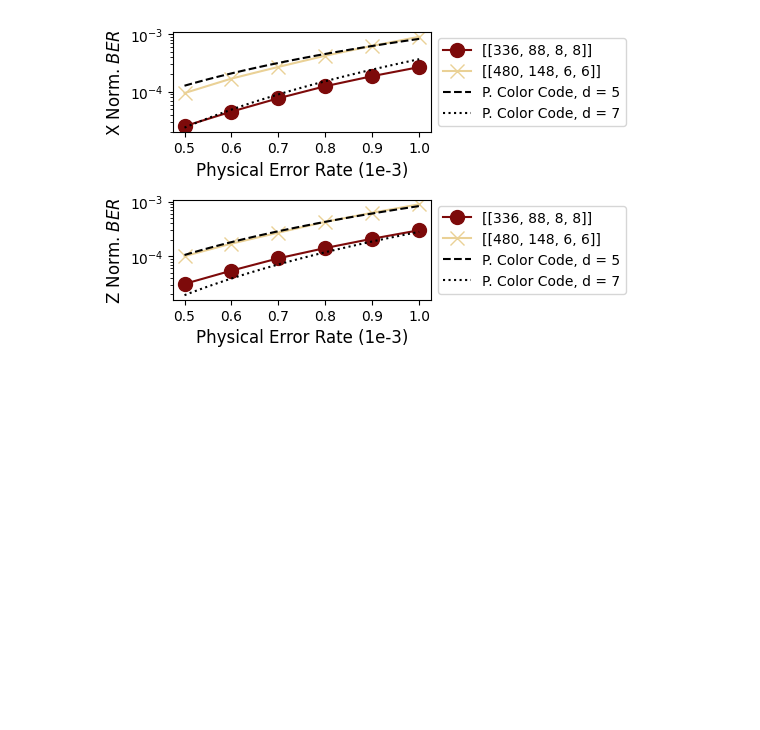
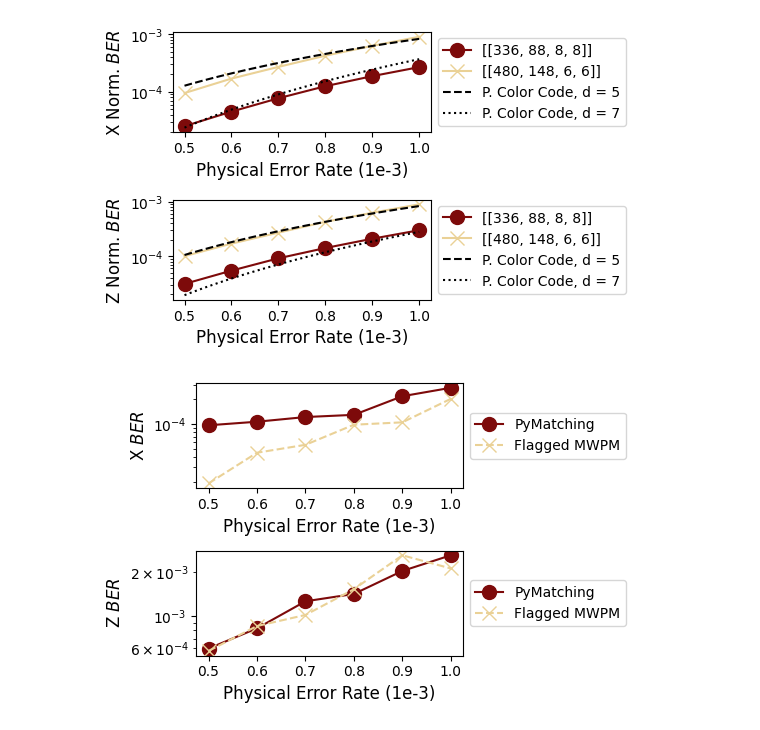
Before and after one commit to suhaskvittal/qontra, a Jupyter notebook: scripts/protean/plots.ipynb, the cells around one changed output. Saved outputs shown, nothing was run; the diff lists cells and outputs as text; code cells hidden in the pictures; blank space fills up the shorter version.

```diff
--- a/scripts/protean/plots.ipynb
+++ b/scripts/protean/plots.ipynb
@@ -412,3 +495,41 @@ plt.savefig('plots/hycc_error_rates.pdf', bbox_inches='tight')
 480_148_6_6 (9.49605e-05, 0.000169652, 0.000271072, 0.000424449, 0.000628916, 0.000907186)
 480_148_6_6 (0.000100784, 0.000171026, 0.000271962, 0.000428289, 0.000629705, 0.000899099)
 [figure]
+# %%
+# Surface Code Comparison Plot
+f = '../../data/protean/hysc/5_5/30_8_3_3'
+f1 = f'{f}/v1'
+f2 = f'{f}/v4.4'
+
+fig, (ax1,ax2) = plt.subplots(2,1)
+fig.set_size_inches(5.5,3.5)
+
+def plot_folder(folder, marker, color, label):
+    x1,y1,x2,y2 = [],[],[],[]
+    with open(f'{folder}/output/basic_memory_z.csv', 'r') as reader:
+        lines = reader.readlines()[1:]
+        for line in lines:
+            ld = line.split(',')
+            x1.append(float(ld[0]) *1000)
+            y1.append(float(ld[1]))
+    with open(f'{folder}/output/basic_memory_x.csv', 'r') as reader:
+        lines = reader.readlines()[1:]
+        for line in lines:
+            ld = line.split(',')
+            x2.append(float(ld[0]) *1000)
+            y2.append(float(ld[1]))
+    ax1.plot(x1,y1, marker, color=color, ms=10, label=label)
+    ax2.plot(x2,y2, marker, color=color, ms=10, label=label)
+plot_folder(f1,'o-',c1,'PyMatching')
+plot_folder(f2,'x--',c3,'Flagged MWPM')
+
+for ax in [ax1,ax2]:
+    ax.set_xlabel('Physical Error Rate (1e-3)',fontsize=12)
+    ax.set_yscale('log')
+    ax.legend(fontsize=10, bbox_to_anchor=(1.0, 0.5), loc='center left')
+ax1.set_ylabel('X $BER$', fontsize=12)
+ax2.set_ylabel('Z $BER$', fontsize=12)
+plt.tight_layout()
+plt.savefig('plots/mwpm_decoder_cmp.pdf', bbox_inches='tight')
+# %% [output]
+[figure, added]
```
Also changed, not shown: parts of 4 cells of this notebook, 12 other files.
